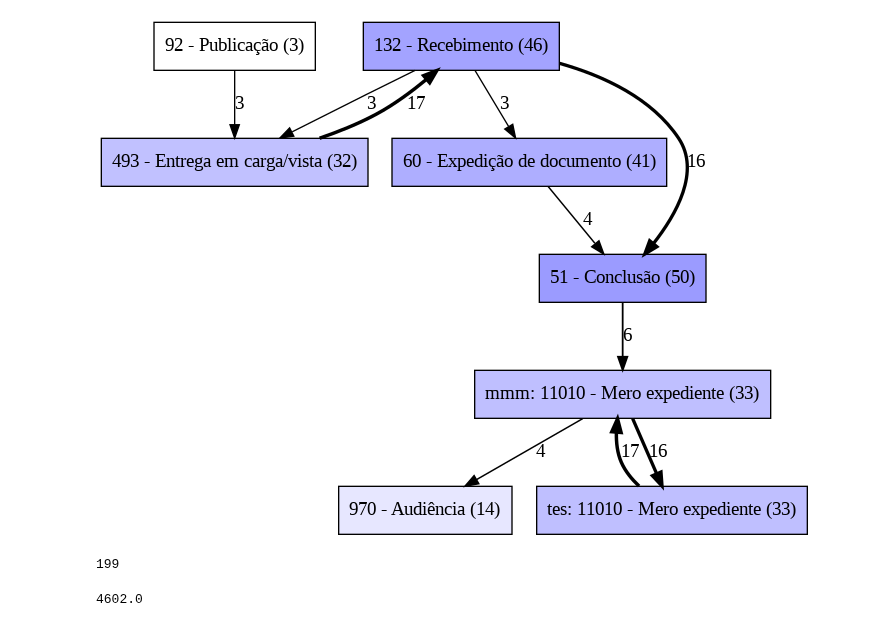
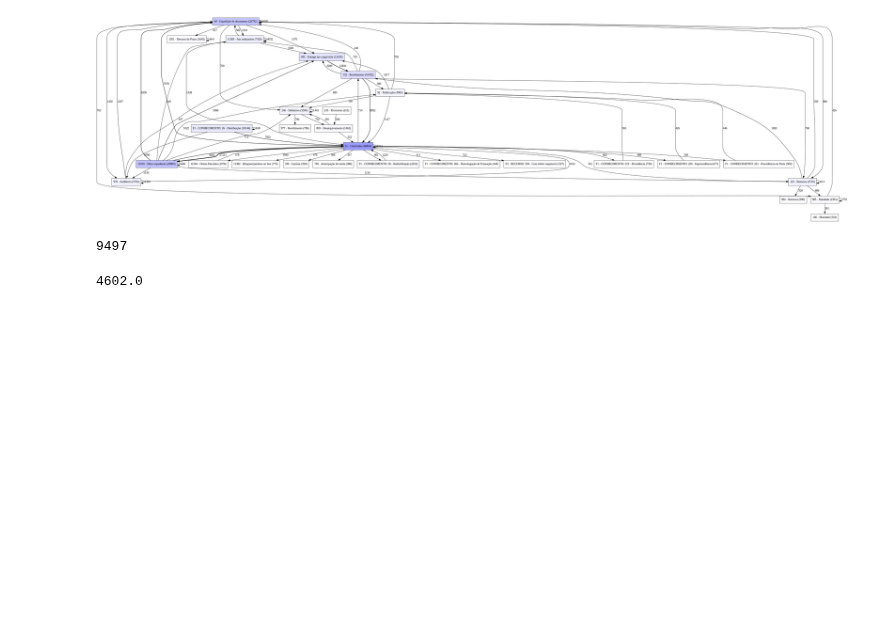
Before and after one commit to clebertmoura/inova-cnj, a Jupyter notebook: work/PM-GerarModelos.ipynb, the cells around one changed output. Cells and saved outputs as stored; diff of their text form; code cells hidden in the pictures; blank space fills up the shorter version.

Commit message:
ajustes gerar modelo

```diff
--- a/work/PM-GerarModelos.ipynb
+++ b/work/PM-GerarModelos.ipynb
@@ -40,4 +46,14 @@ class ModeloEstatisticas:
         self.caso_dur_media = caso_dur_media
         self.taxa_chegada_casos = taxa_chegada_casos
         self.taxa_dispersao_casos = taxa_dispersao_casos
+# %%
+# Cache para logs de evento
+eventLogCache = {}
+
+# Remove um log de eventos da cache pela chave
+def clear_eventlog_cache(cacheKey):
+    eventLog = eventLogCache.get(cacheKey)
+
+    if eventLog is not None :
+        eventLogCache[cacheKey] = None
 # %%
@@ -127,13 +167,13 @@ def gerar_view_dfg_model_from_params(ramo_justica, codtribunal, grau, codorgaoj,
 
     return gviz
 # %%
-eventLog = gerar_log_eventos('Estadual', 'TJPE', None, None, 'CRIMINAL', None, '2019-01-01', '2019-01-30', '60')
+eventLog = gerar_log_eventos('Estadual', 'TJPE', 'Cível', None, None, None, None, None, None, None, '65')
 if eventLog != None :
     dfg = gerar_dfg_model_from_log_eventos(eventLog)
     gviz = gerar_view_dfg_model(eventLog, dfg, metric_type = 'FREQUENCY')
     dfg_visualization.view(gviz)
 # %% [output]
-[figure, old version]
+[figure, new version]
 # %%
 # Gera as estatisticas do modelo
 def gerar_estatisticas_model_from_log_eventos(eventLog):
@@ -162,8 +202,3 @@ def gerar_estatisticas_model_from_log_eventos(eventLog):
 
     return ModeloEstatisticas(qtde_casos=len(all_case_durations), caso_dur_min=min_case_duration, caso_dur_max=max_case_duration, \
         caso_dur_media=median_case_duration, taxa_chegada_casos=case_arrival_ratio, taxa_dispersao_casos=case_dispersion_ratio)
-# %%
-estat = gerar_estatisticas_model_from_log_eventos(eventLog)
-print(estat.qtde_casos)
-# %% [output]
-199
@@ -170,3 +218,8 @@ print(estat.qtde_casos)
+# %%
+estat = gerar_estatistica_model_from_params('Estadual', 'TJPE', 'Cível', None, None, None, None, None, None, None, '65')
+print(estat.qtde_casos)
+# %% [output]
+9497
 # %%
 dfg_perf = dfg_discovery.apply(eventLog, variant=dfg_discovery.Variants.PERFORMANCE)
 from pm4py.statistics.start_activities.log import get as start_activities
```
Also changed, not shown: parts of 4 cells of this notebook, 3 other files.
